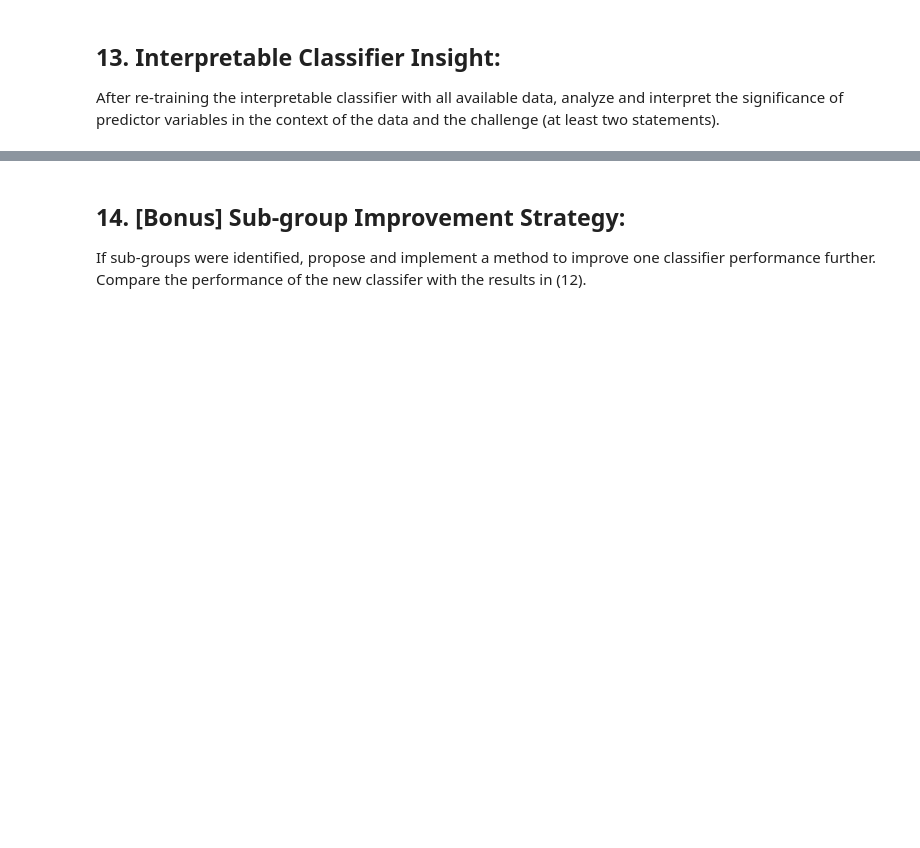
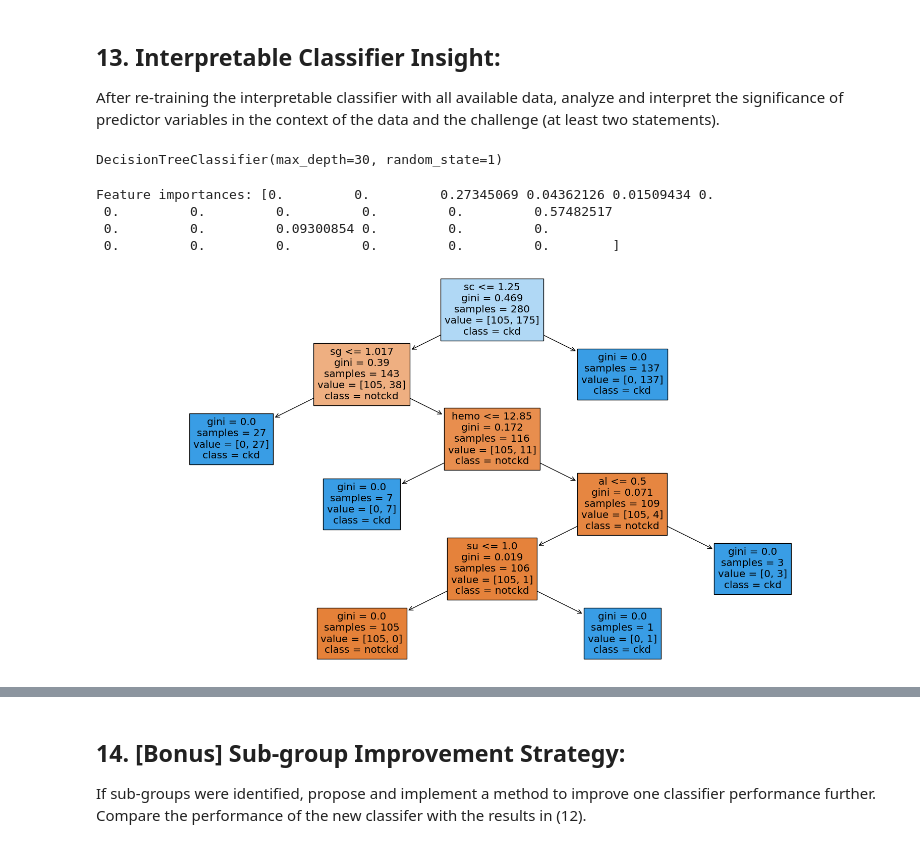
Before and after one commit to Amberxuuu22/Stats3da, a Jupyter notebook: assignment6_group21.ipynb, the cells around one changed output, grey strips where cells are left out. Drawn from its saved outputs; the diff is of its cells as text; code cells hidden in the pictures; blank space fills up the shorter version.

```diff
--- a/assignment6_group21.ipynb
+++ b/assignment6_group21.ipynb
@@ -579,3 +579,24 @@ weighted avg       0.87      0.80      0.80       120
 ##  13. Interpretable Classifier Insight:
 
 After re-training the interpretable classifier with all available data, analyze and interpret the significance of predictor variables in the context of the data and the challenge (at least two statements).
+# %%
+dec_tree = DecisionTreeClassifier(max_depth=30, random_state=1)
+dec_tree.fit(x_train_encoded, y_train)
+# %% [output]
+DecisionTreeClassifier(max_depth=30, random_state=1)
+# %%
+importances = dec_tree.feature_importances_
+feature_names = data_filled.columns.tolist()
+feature_names.remove('class')
+print("Feature importances:", importances)
+# %% [output]
+Feature importances: [0.         0.         0.27345069 0.04362126 0.01509434 0.
+ 0.         0.         0.         0.         0.         0.57482517
+ 0.         0.         0.09300854 0.         0.         0.
+ 0.         0.         0.         0.         0.         0.        ]
+# %%
+plt.figure(figsize=(20, 10))
+plot_tree(dec_tree, filled=True, feature_names=x.columns, class_names=['notckd', 'ckd'])
+plt.show()
+# %% [output]
+[figure, added]
```
Also changed, not shown: parts of 4 cells of this notebook.
